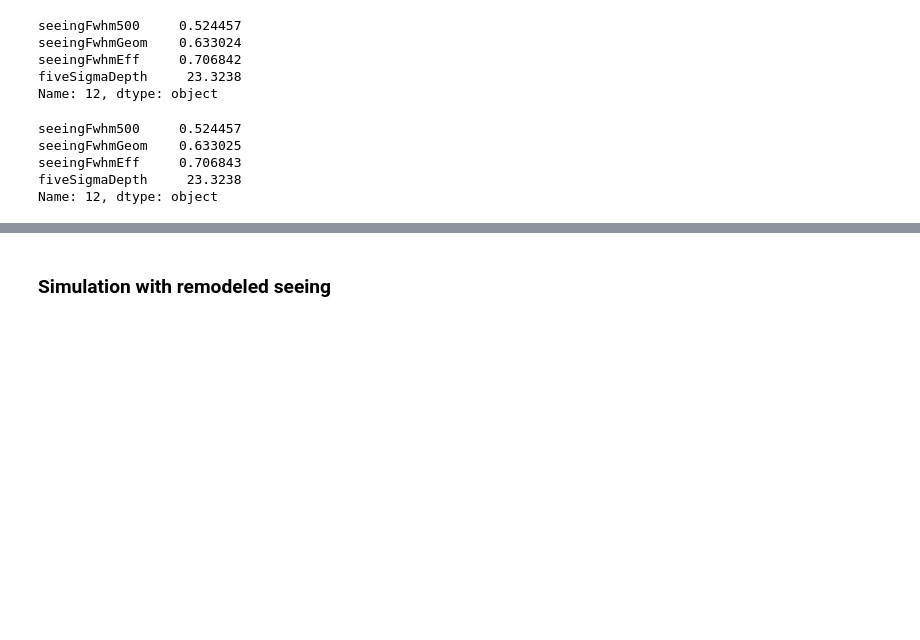
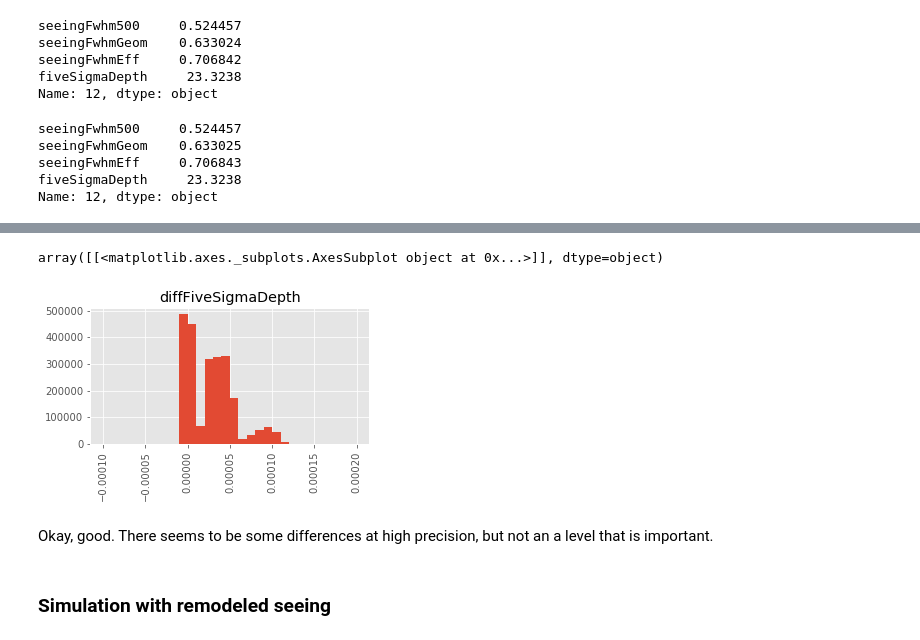
Before and after one commit to LSSTDESC/ObsStrat, a Jupyter notebook: doc/seeing/owsee_check.ipynb, the cells around one changed output, grey strips where cells are left out. Drawn from its saved outputs; the diff is of its cells as text; code cells hidden in the pictures; blank space fills up the shorter version.

```diff
--- a/doc/seeing/owsee_check.ipynb
+++ b/doc/seeing/owsee_check.ipynb
@@ -205,3 +191,10 @@ Okay, so it does look like the calculated columns are identical.
+# %%
+df.hist(column='diffFiveSigmaDepth', bins=30, range=[-0.0001, 0.0002], xrot=90)
+# %% [output]
+array([[<matplotlib.axes._subplots.AxesSubplot object at 0x...>]], dtype=object)
+[figure, added]
+# %% [markdown]
+Okay, good. There seems to be some differences at high precision, but not an a level that is important.
 # %% [markdown]
 ### Simulation with remodeled seeing
 # %%
```
Also changed, not shown: parts of 24 cells of this notebook, 2 other files.
